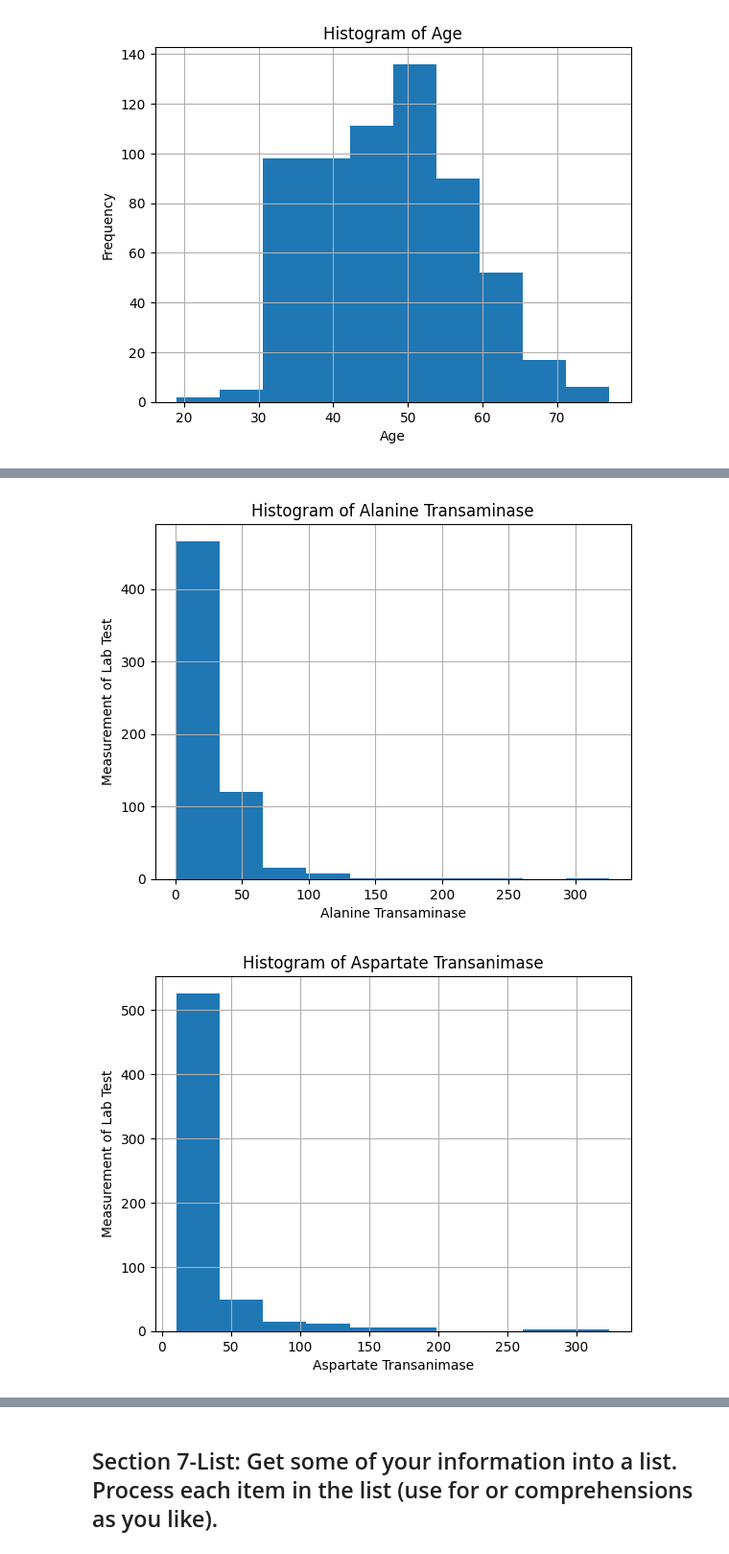
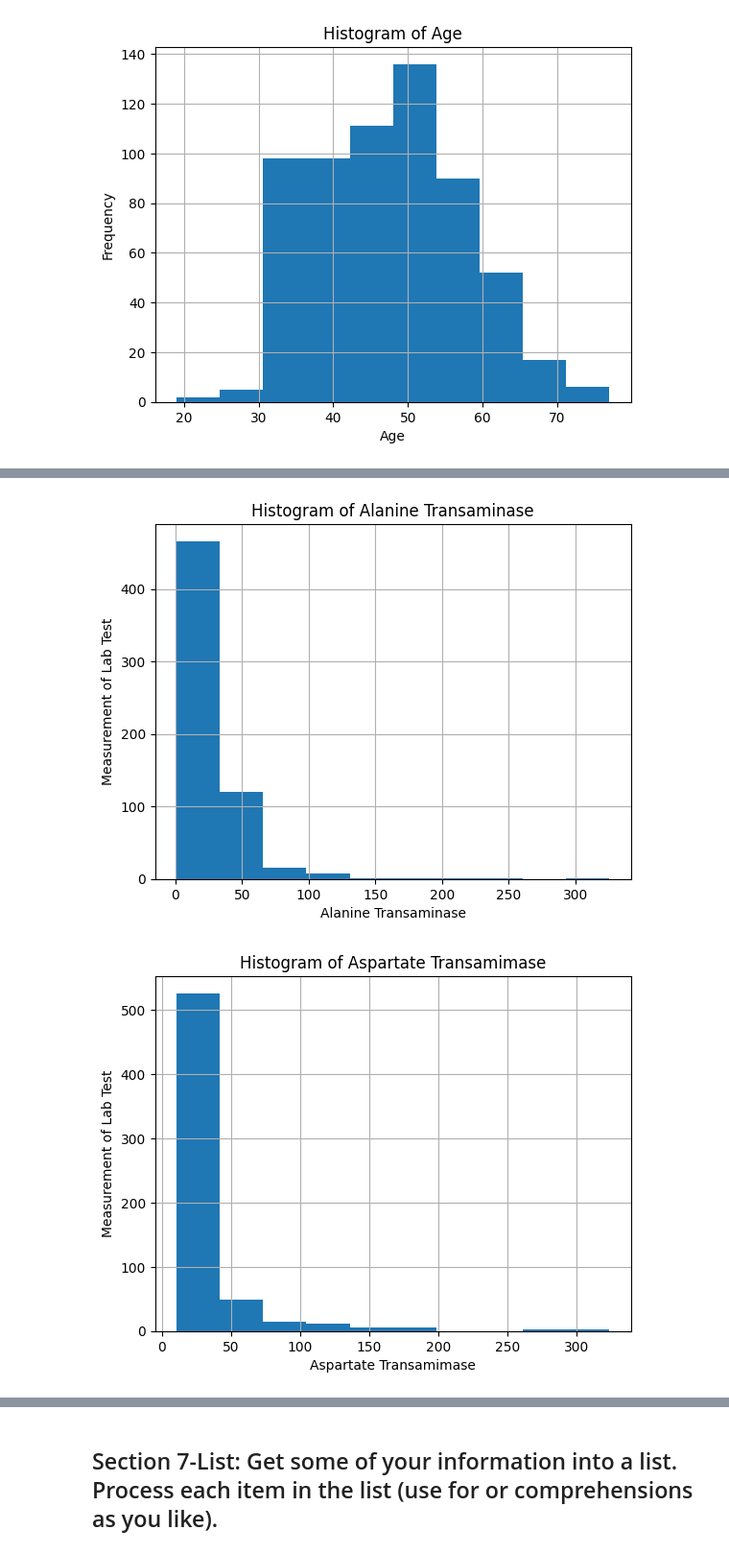
Before and after one commit to adriacv17/datafun-06-projects, a Jupyter notebook: task3_labvalues.ipynb, the cells around one changed output, grey strips where cells are left out. Shown at 96% size. Drawn from its saved outputs; the diff is of its cells as text; code cells hidden in the pictures.

```diff
--- a/task3_labvalues.ipynb
+++ b/task3_labvalues.ipynb
@@ -6,12 +6,13 @@ Author: [Adrian Vega](https://github.com/adriacv17) <br >Respository: [datafun-0
 # %%
 import pandas as pd # import pandas library
 import numpy as np # import numpy library
+import statistics as stats #import statistics library
 
 labvaluesdf = pd.read_csv('HepatitisCdata.csv', index_col=0) # Create DataFrame from csv file
 
 #rename columns for clarity on lab test
 labvaluesdf.columns = ['Category', 'Age', 'Sex', 'Albumin', 'Alkaline Phosphatase',
-                        'Alanine Transaminase', 'Aspartate Transanimase', 'Bilirubin',
+                        'Alanine Transaminase', 'Aspartate Transamimase', 'Bilirubin',
                           'Acetylcholinesterase', 'Cholesterol', 'Creatinine',
                             'Gamma-Glutamyl Transferase', 'Proteins']
 
@@ -119,22 +120,22 @@ Text(0.5, 0, 'Age')
 # %%
 #Histograms of laboratory tests
 
 columns = ['Albumin', 'Alkaline Phosphatase', 'Alanine Transaminase',
-            'Aspartate Transanimase', 'Bilirubin',
+            'Aspartate Transamimase', 'Bilirubin',
             'Acetylcholinesterase', 'Cholesterol', 'Creatinine',
             'Gamma-Glutamyl Transferase', 'Proteins'] # make list of columns for loop
 
 for col in columns: #loop through each column making a histogram
     histogram = labvaluesdf.hist(col) # Produce histogram
 
     plt.title(f'Histogram of {col.title()}') # set title, use title function
     plt.ylabel('Measurement of Lab Test') #label Y axis
     plt.xlabel(col.title()) #label X axis, use title function
 # %% [output]
 [figure]
 [figure]
 [figure]
-[figure, old version]
+[figure, new version]
 [figure]
 [figure]
 [figure]
```
Also changed, not shown: parts of 5 cells of this notebook.
